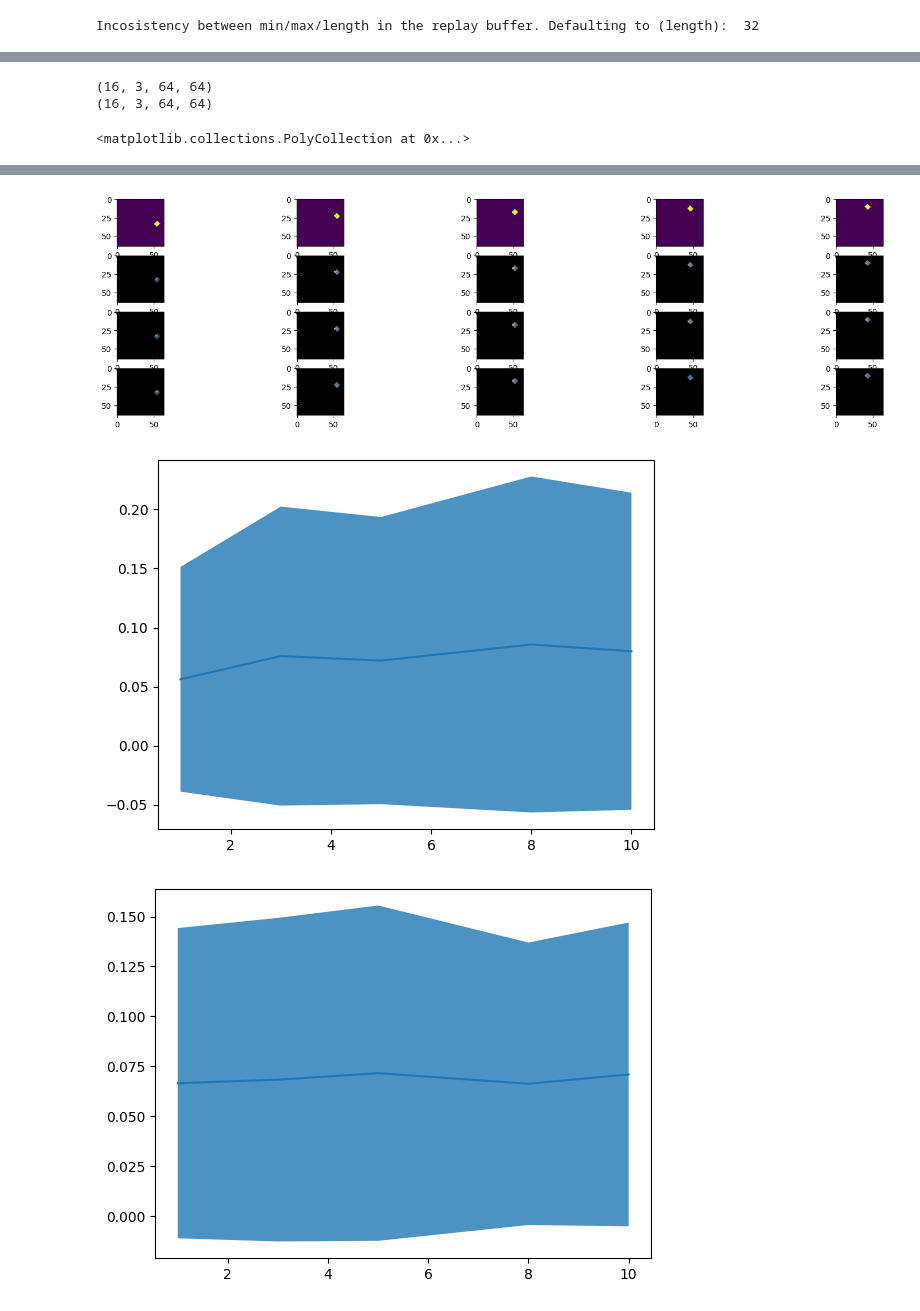
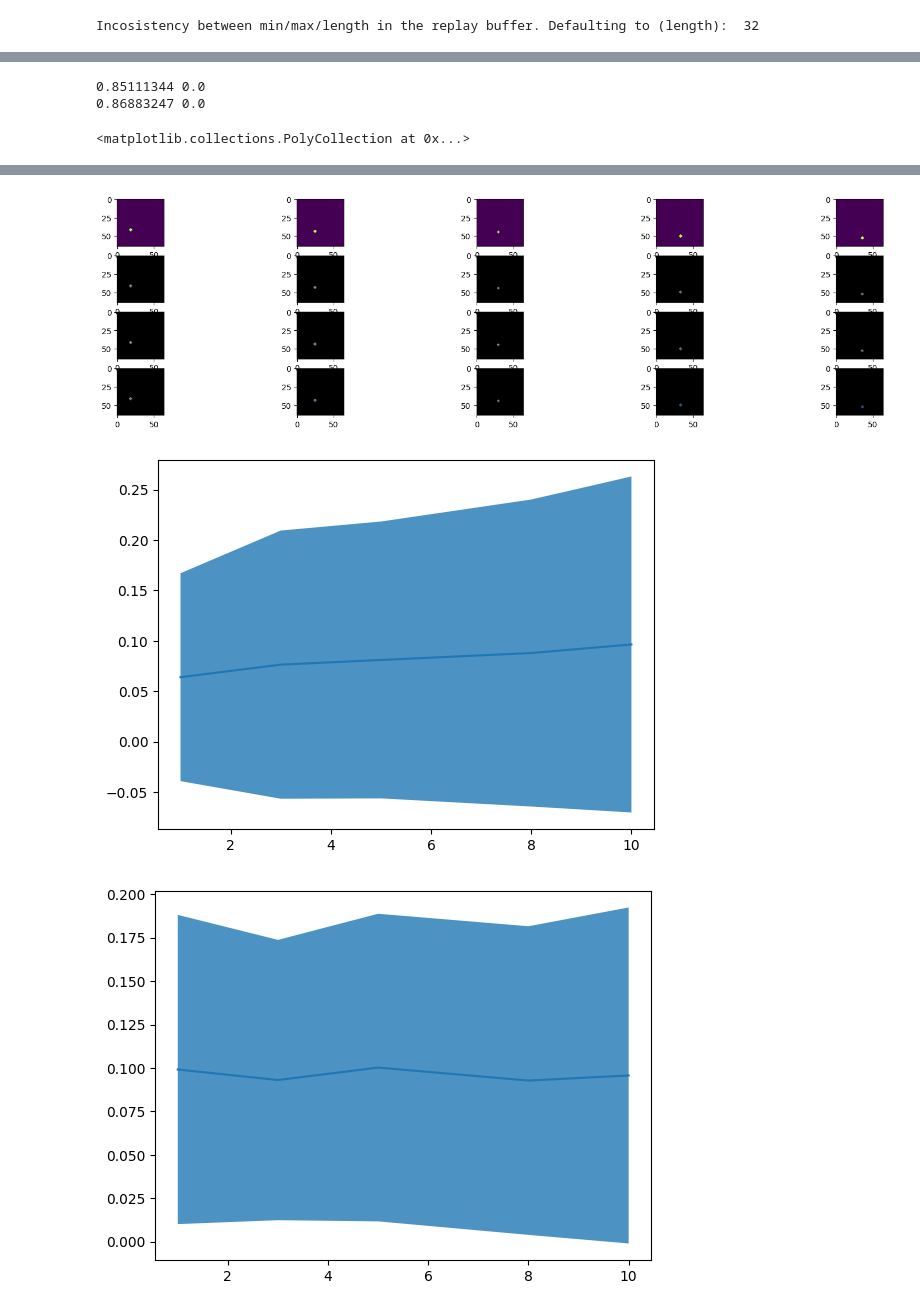
Before and after one commit to StefanoFerraro/FOCUS, a Jupyter notebook: notebooks/plotting_pose/latent_error_dreamer.ipynb, the cells around one changed output, grey strips where cells are left out. Saved outputs shown, nothing was run; the diff lists cells and outputs as text; code cells hidden in the pictures.

```diff
--- a/notebooks/plotting_pose/latent_error_dreamer.ipynb
+++ b/notebooks/plotting_pose/latent_error_dreamer.ipynb
@@ -199,7 +201,7 @@ with torch.no_grad():
         if "segmentation" in data.keys():
             seg = data["segmentation"][:,:,0]
             struct = np.array([[[[0, 1, 0], [1, 1, 1], [0, 1, 0]]]])
-            dilated_seg = ndimage.binary_dilation(seg.detach().cpu().numpy(), struct, iterations=3)
+            dilated_seg = ndimage.binary_dilation(seg.detach().cpu().numpy(), struct, iterations=1)
             dilated_seg_rgb_axis = np.repeat(dilated_seg[:, imag_start_step + s, np.newaxis], 3, axis=1)
 
             truth_masked = truth[:, imag_start_step + s].detach().cpu().numpy() * dilated_seg_rgb_axis
@@ -216,6 +218,7 @@ with torch.no_grad():
             prior_recon_masked_error = np.abs(truth_masked - prior_recon_masked)  # mean over the mask
             # prior_recon_masked_metrics = {"mean": np.sum(prior_recon_masked_error) / (np.sum(dilated_seg_rgb_axis)) ,"std": np.nanstd(np.where(np.equal(prior_recon_masked_error,0), np.nan, prior_recon_masked_error))}
             prior_recon_masked_metrics = mean_std(prior_recon_masked_error)
+            print(prior_recon_masked_error.max(), prior_recon_masked_error.min())
             metrics["prior_recon_masked_error"]["mean"].append(prior_recon_masked_metrics["mean"])
             metrics["prior_recon_masked_error"]["std"].append(prior_recon_masked_metrics["std"])
 
@@ -223,7 +226,6 @@ with torch.no_grad():
         axs1[1, i].imshow(det(recon[0, imag_start_step + s].permute(1,2,0)))
         axs1[2, i].imshow(det(prior_recon[0, -1].permute(1,2,0)))
 
-        print(truth_masked.shape)
         axs2[0, i].imshow(dilated_seg[0][imag_start_step + s])
         axs2[1, i].imshow(truth_masked[0].transpose(1,2,0))
         axs2[2, i].imshow(recon_masked[0].transpose(1,2,0))
@@ -254,6 +256,6 @@ WARNING:matplotlib.image:Clipping input data to the valid range for imshow with
 WARNING:matplotlib.image:Clipping input data to the valid range for imshow with RGB data ([0..1] for floats or [0..255] for integers).
 WARNING:matplotlib.image:Clipping input data to the valid range for imshow with RGB data ([0..1] for floats or [0..255] for integers).
 WARNING:matplotlib.image:Clipping input data to the valid range for imshow with RGB data ([0..1] for floats or [0..255] for integers).
-(16, 3, 64, 64)
-(16, 3, 64, 64)
+0.85111344 0.0
+0.86883247 0.0
 <matplotlib.collections.PolyCollection at 0x...>
@@ -261,3 +263,3 @@ WARNING:matplotlib.image:Clipping input data to the valid range for imshow with
-[figure, old version]
+[figure, new version]
-[figure, old version]
+[figure, new version]
-[figure, old version]
+[figure, new version]
```
Also changed, not shown: parts of 2 cells of this notebook, 5 other files.
